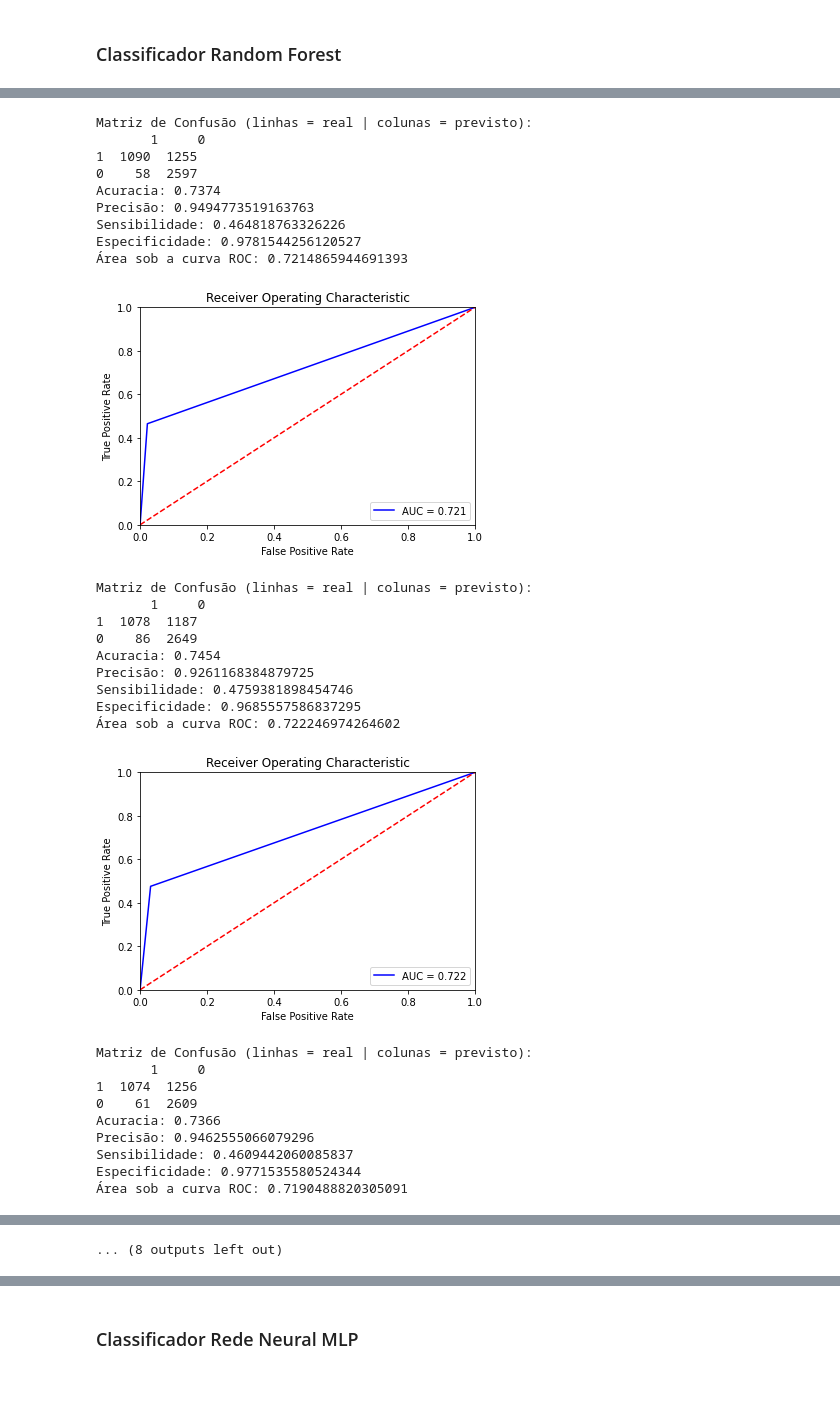
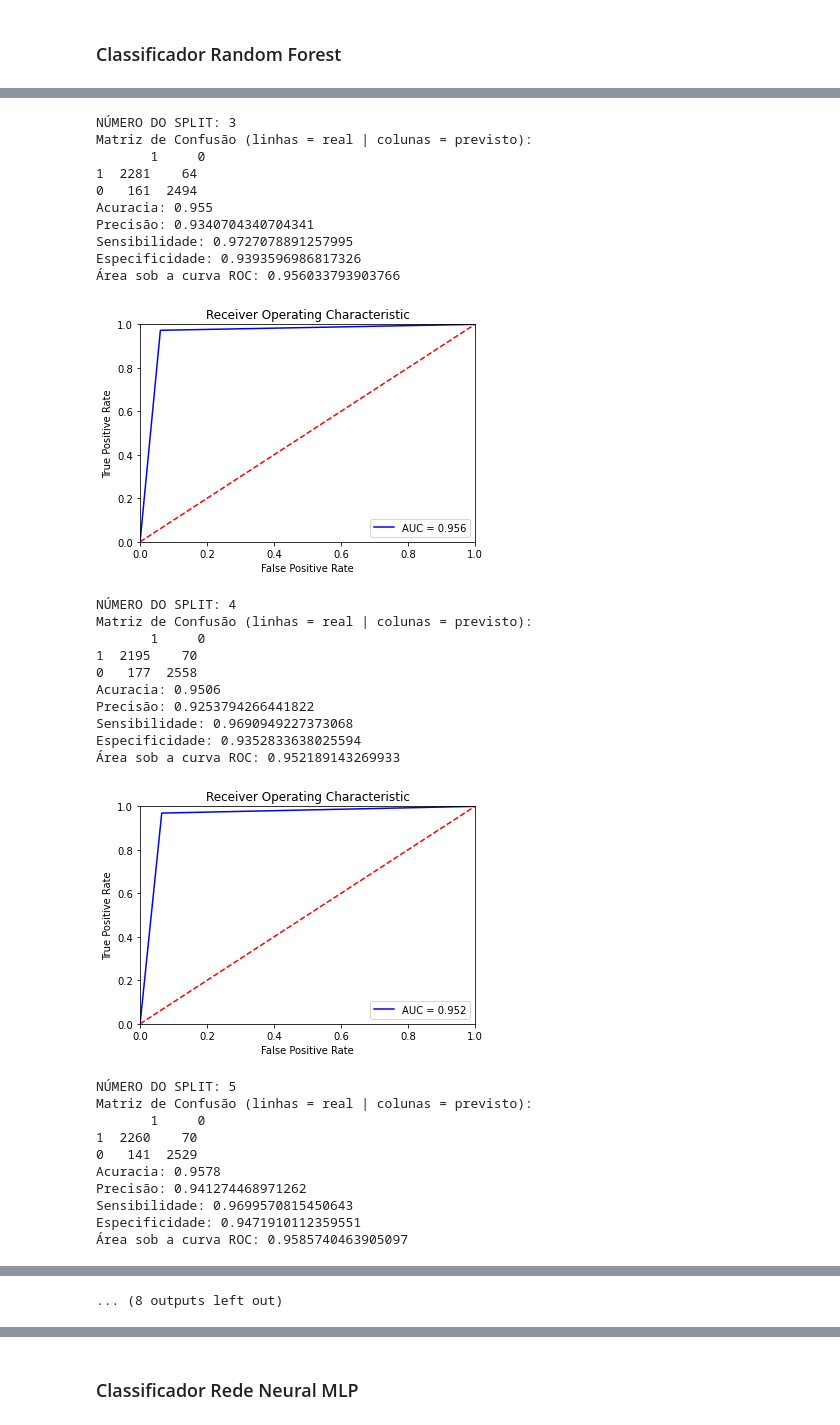
Before and after one commit to elaynelemos/prediction-of-orders-dmc, a Jupyter notebook: DataMining-Avaliation_testing.ipynb, the cells around one changed output, grey strips where cells are left out. Saved outputs shown, nothing was run; the diff lists cells and outputs as text; code cells hidden in the pictures; blank space fills up the shorter version.

```diff
--- a/DataMining-Avaliation_testing.ipynb
+++ b/DataMining-Avaliation_testing.ipynb
@@ -361,9 +369,8 @@ Especificidade: 0.9881744271988174
 #Classificador Random Forest
 ## Para session_train_median_replacing
 
-#DATA MINING
-#RC_median_replacing = RandomForestClassifier(n_estimators=100, max_features=10)
-#RC_median_replacing.fit(session_train_X_median_replacing, session_train_y_median_replacing.order.to_numpy())
+#MODEL
+RC_median_replacing = RandomForestClassifier(n_estimators=200, max_features=10)
 
 #CROSS-VALIDATION
 X = session_train_X_median_replacing
@@ -371,18 +378,17 @@ y = session_train_y_median_replacing
 kf = KFold(n_splits=10, random_state=42, shuffle=True)
 split_num = 1
 for train_index, test_index in kf.split(X):
-    print("\n NÚMERO DO SPLIT:", split_num)
+    print("\nNÚMERO DO SPLIT:", split_num)
     split_num += 1
     X_train, X_test = X.iloc[train_index], X.iloc[test_index]
     y_train, y_test = y.iloc[train_index], y.iloc[test_index]
 
     #DATA MINING
-    RC_median_replacing = RandomForestClassifier(n_estimators=100, max_features=10)
     RC_median_replacing.fit(X_train, y_train.order.to_numpy())
 
     #AVALIAÇÃO
     #Passo 1: Recuperar a resposta do modelo para o conjunto de teste e armazenar em um vetor
-    y_pred = RC_mean_drop_replacing.predict(X_test)
+    y_pred = RC_median_replacing.predict(X_test)
 
     #Passo 2: Gerar a Matriz de Confusão (linhas = real | colunas = previsto)
     cm = confusion_matrix(y_test, y_pred)
@@ -435,6 +441,6 @@ for train_index, test_index in kf.split(X):
     plt.xlabel('False Positive Rate')
     plt.show()
 
-    #Gerando a base de predição:
-    #RC_y_pred_median_replacing = RC_median_replacing.predict(session_test_X_median_replacing)
+#Gerando a base de predição:
+#RC_y_pred_median_replacing = RC_median_replacing.predict(session_test_X_median_replacing)
 # %% [output]
@@ -461,29 +469,32 @@ Especificidade: 0.973421926910299
+NÚMERO DO SPLIT: 3
 Matriz de Confusão (linhas = real | colunas = previsto):
        1     0
-1  1090  1255
-0    58  2597
-Acuracia: 0.7374
-Precisão: 0.9494773519163763
-Sensibilidade: 0.464818763326226
-Especificidade: 0.9781544256120527
-Área sob a curva ROC: 0.7214865944691393
+1  2281    64
+0   161  2494
+Acuracia: 0.955
+Precisão: 0.9340704340704341
+Sensibilidade: 0.9727078891257995
+Especificidade: 0.9393596986817326
+Área sob a curva ROC: 0.956033793903766
-[figure, old version]
+[figure, new version]
+NÚMERO DO SPLIT: 4
 Matriz de Confusão (linhas = real | colunas = previsto):
        1     0
-1  1078  1187
-0    86  2649
-Acuracia: 0.7454
-Precisão: 0.9261168384879725
-Sensibilidade: 0.4759381898454746
-Especificidade: 0.9685557586837295
-Área sob a curva ROC: 0.722246974264602
+1  2195    70
+0   177  2558
+Acuracia: 0.9506
+Precisão: 0.9253794266441822
+Sensibilidade: 0.9690949227373068
+Especificidade: 0.9352833638025594
+Área sob a curva ROC: 0.952189143269933
-[figure, old version]
+[figure, new version]
+NÚMERO DO SPLIT: 5
 Matriz de Confusão (linhas = real | colunas = previsto):
        1     0
-1  1074  1256
-0    61  2609
-Acuracia: 0.7366
-Precisão: 0.9462555066079296
-Sensibilidade: 0.4609442060085837
-Especificidade: 0.9771535580524344
-Área sob a curva ROC: 0.7190488820305091
+1  2260    70
+0   141  2529
+Acuracia: 0.9578
+Precisão: 0.941274468971262
+Sensibilidade: 0.9699570815450643
+Especificidade: 0.9471910112359551
+Área sob a curva ROC: 0.9585740463905097
```
Also changed, not shown: parts of 8 cells of this notebook.
